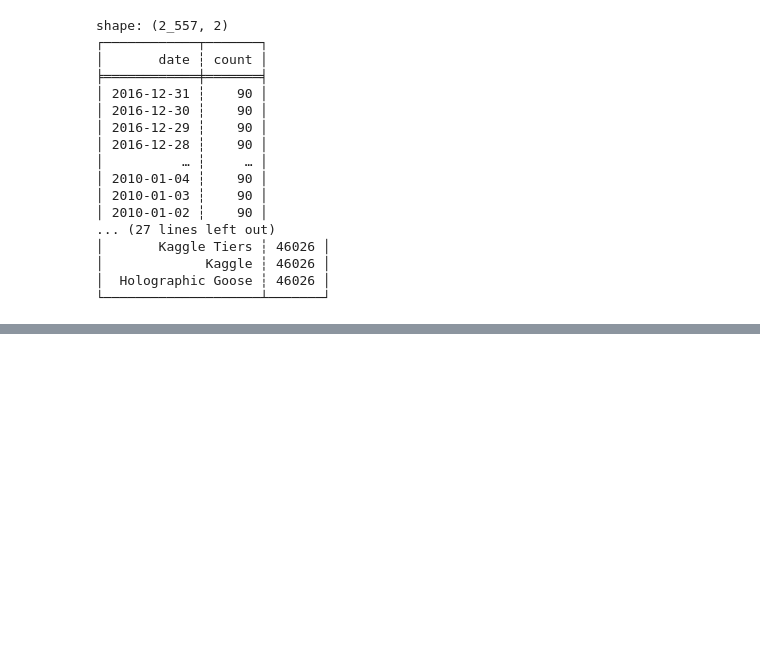
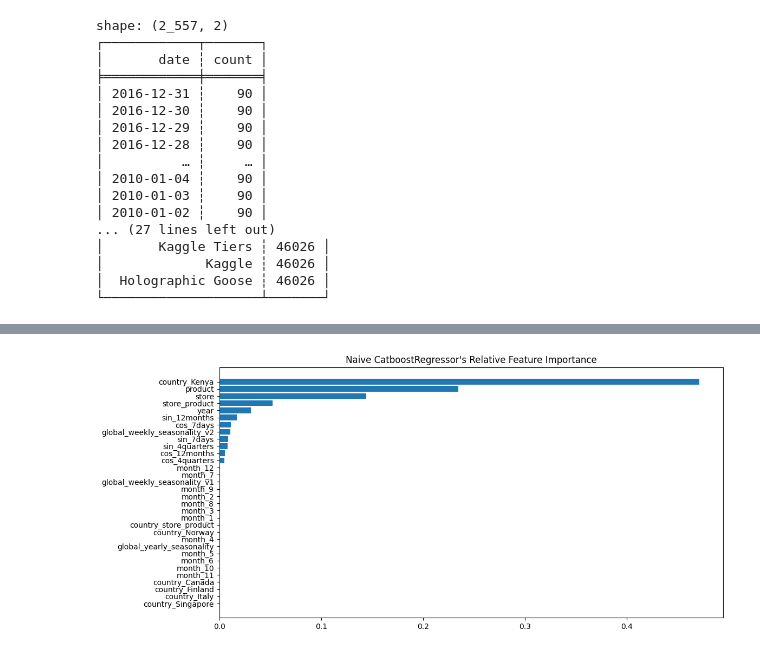
Before and after one commit to KhoaTran3126/Kaggle-playgrounds, a Jupyter notebook: baseline-model-not-yet-ready.ipynb, the cells around one changed output, grey strips where cells are left out. Saved outputs shown, nothing was run; the diff lists cells and outputs as text; code cells hidden in the pictures; blank space fills up the shorter version.

```diff
--- a/baseline-model-not-yet-ready.ipynb
+++ b/baseline-model-not-yet-ready.ipynb
@@ -243,0 +424,12 @@ def xgb_objective(trial):
+# %%
+feature_importance = model.feature_importances_
+feature_importance /= np.sum(feature_importance)
+sorted_idx = np.argsort(feature_importance)
+
+plt.figure(figsize=(12, 6))
+plt.barh(range(len(sorted_idx)), feature_importance[sorted_idx], align='center')
+plt.yticks(range(len(sorted_idx)), np.array(X_train.columns)[sorted_idx])
+plt.title("Naive CatboostRegressor's Relative Feature Importance")
+plt.show()
+# %% [output]
+[figure, added]
```
Also changed, not shown: parts of 23 cells of this notebook.
